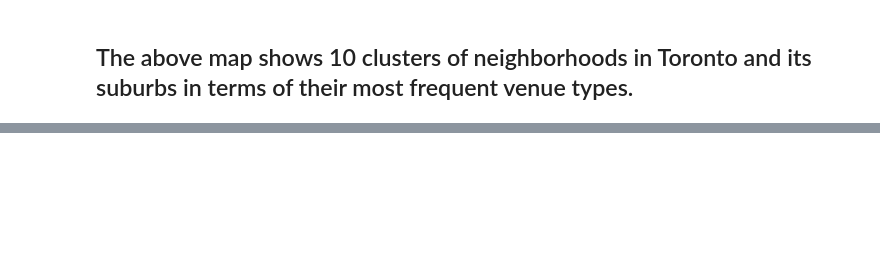
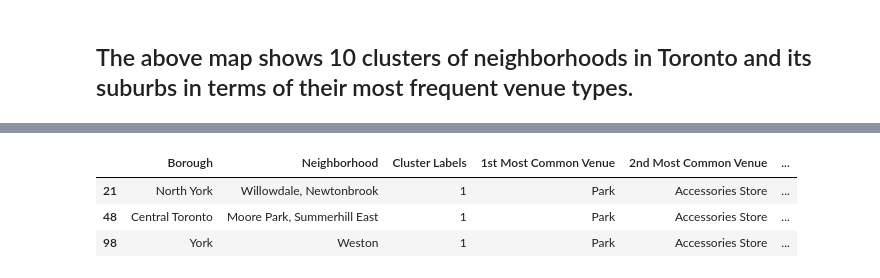
Before and after one commit to wlodekk/ibmcapstone, a Jupyter notebook: CapstoneProjectToronto.ipynb, the cells around one changed output, grey strips where cells are left out. Cells and saved outputs as stored; diff of their text form; code cells hidden in the pictures; blank space fills up the shorter version.

```diff
--- a/CapstoneProjectToronto.ipynb
+++ b/CapstoneProjectToronto.ipynb
@@ -416,0 +445,7 @@ map_clusters
+# %%
+toronto_merged.loc[toronto_merged['Cluster Labels'] == 1, toronto_merged.columns[[1,2] + list(range(5, toronto_merged.shape[1]))]]
+# %% [output]
+|  | Borough | Neighborhood | Cluster Labels | 1st Most Common Venue | 2nd Most Common Venue | ... |
+| 21 | North York | Willowdale, Newtonbrook | 1 | Park | Accessories Store | ... |
+| 48 | Central Toronto | Moore Park, Summerhill East | 1 | Park | Accessories Store | ... |
+| 98 | York | Weston | 1 | Park | Accessories Store | ... |
```
Also changed, not shown: parts of 20 cells of this notebook.
